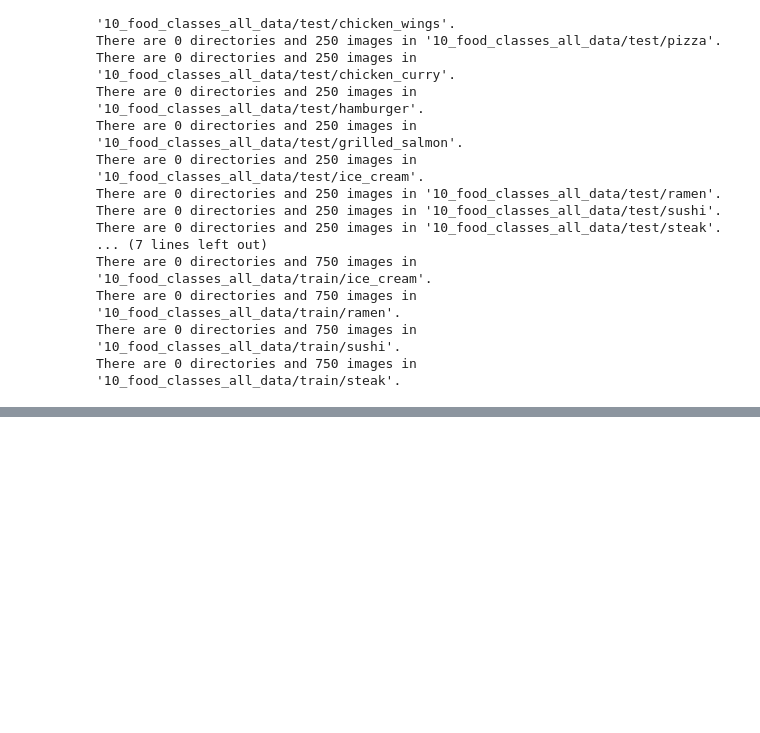
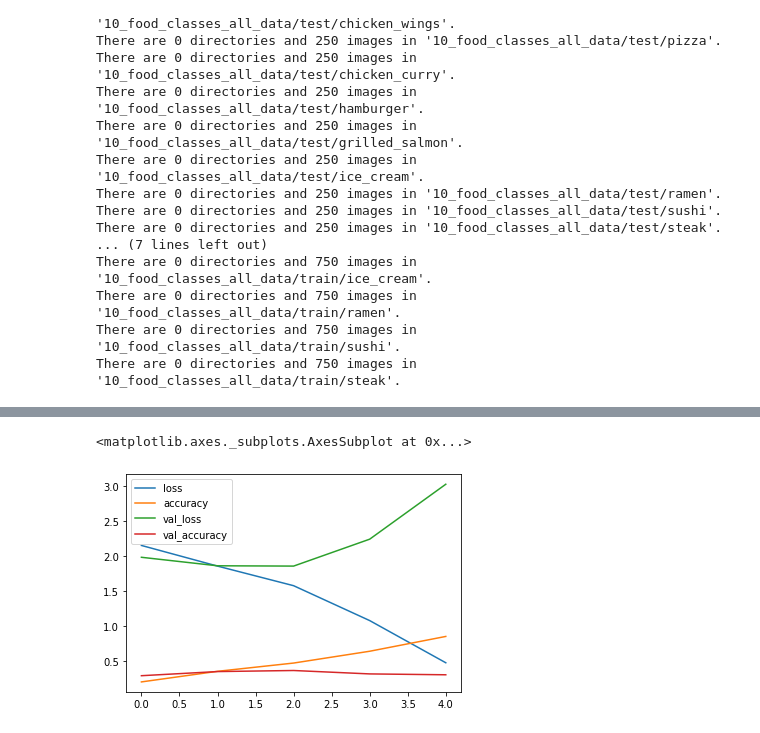
Before and after one commit to eman-kom/TensorFlow-Fundamentals, a Jupyter notebook: 05_multi_class_classification.ipynb, the cells around one changed output, grey strips where cells are left out. Drawn from its saved outputs; the diff is of its cells as text; code cells hidden in the pictures; blank space fills up the shorter version.

```diff
--- a/05_multi_class_classification.ipynb
+++ b/05_multi_class_classification.ipynb
@@ -42,3 +42,6 @@ There are 0 directories and 750 images in '10_food_classes_all_data/train/ice_cr
 There are 0 directories and 750 images in '10_food_classes_all_data/train/ramen'.
 There are 0 directories and 750 images in '10_food_classes_all_data/train/sushi'.
 There are 0 directories and 750 images in '10_food_classes_all_data/train/steak'.
+# %%
+train_dir = "10_food_classes_all_data/train/"
+test_dir = "10_food_classes_all_data/test/"
@@ -44,0 +75,30 @@ There are 0 directories and 750 images in '10_food_classes_all_data/train/steak'
+# %%
+import tensorflow as tf
+from tensorflow.keras.models import Sequential
+from tensorflow.keras.layers import Dense, Conv2D, MaxPool2D, Flatten, Activation
+from tensorflow.keras.optimizers import Adam
+
+model_1 = Sequential([
+    Conv2D(10, 3, input_shape=(224, 224, 3), activation="relu"),
+    Conv2D(10, 3, activation="relu"),
+    MaxPool2D(),
+    Conv2D(10, 3, activation="relu"),
+    Conv2D(10, 3, activation="relu"),
+    MaxPool2D(),
+    Flatten(),
+    Dense(10, activation="softmax")
+])
+
+model_1.compile(
+    loss="categorical_crossentropy",
+    optimizer=Adam(),
+    metrics=["accuracy"]
+)
+# %%
+history_1 = model_1.fit(
+    train_data,
+    epochs=5,
+    steps_per_epoch=len(train_data),
+    validation_data=test_data,
+    validation_steps=len(test_data)
+)
@@ -44,0 +121,6 @@ There are 0 directories and 750 images in '10_food_classes_all_data/train/steak'
+# %%
+import pandas as pd
+pd.DataFrame(history_1.history).plot()
+# %% [output]
+<matplotlib.axes._subplots.AxesSubplot at 0x...>
+[figure, added]
```
Also changed, not shown: parts of 16 cells of this notebook.
